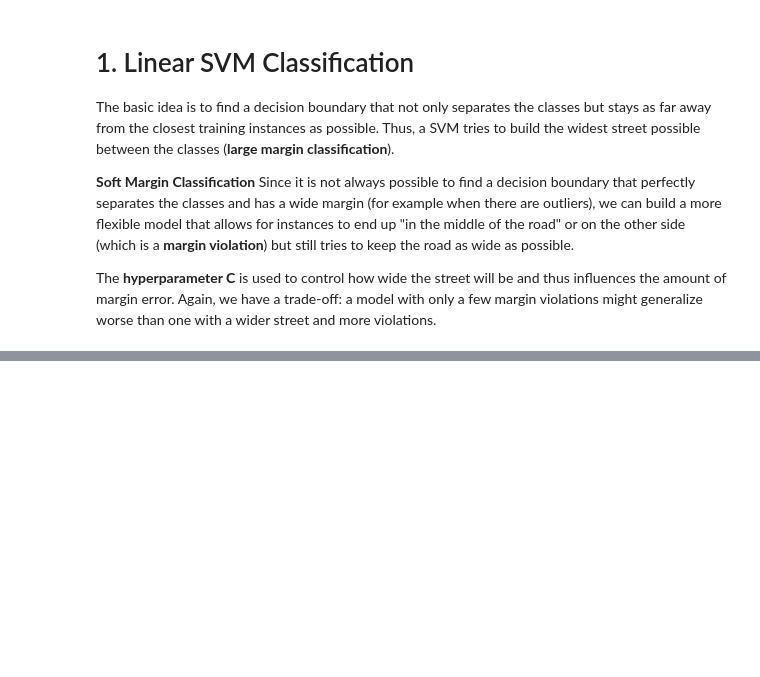
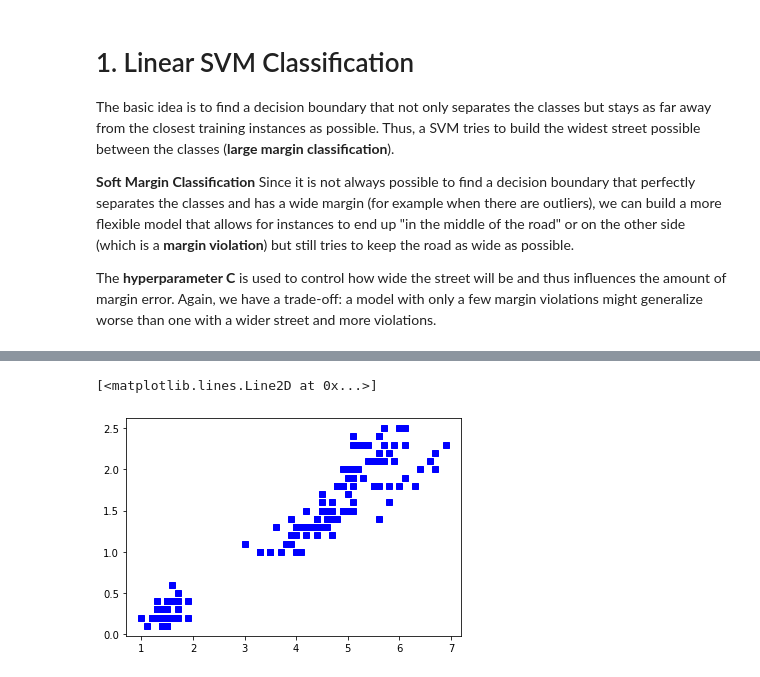
Before and after one commit to JonasSchroeder/handsonmachinelearning, a Jupyter notebook: Support Vector Machines (SVM).ipynb, the cells around one changed output, grey strips where cells are left out. Drawn from its saved outputs; the diff is of its cells as text; code cells hidden in the pictures; blank space fills up the shorter version.

```diff
--- a/Support Vector Machines (SVM).ipynb
+++ b/Support Vector Machines (SVM).ipynb
@@ -18,0 +21,7 @@ The **hyperparameter C** is used to control how wide the street will be and thus
+# %%
+# load data
+from sklearn import datasets
+iris = datasets.load_iris()
+list(iris.keys())
+
+print(iris.target_names)
@@ -18,0 +30,9 @@ The **hyperparameter C** is used to control how wide the street will be and thus
+# %%
+# split data in features and target
+# feature: petal width and petal length
+# target: Setosa or oher
+
+import numpy as np
+X = iris["data"][:,2:] # petal length and width
+y = (iris["target"]==0) # select one type of flower for binary prediction
+y = y.astype(np.int) # 0 negative, 1 positive class
@@ -18,0 +49,5 @@ The **hyperparameter C** is used to control how wide the street will be and thus
+# %%
+plt.plot(X[:,0], X[:,1], "bs")
+# %% [output]
+[<matplotlib.lines.Line2D at 0x...>]
+[figure, added]
```
Also changed, not shown: parts of 13 cells of this notebook.
